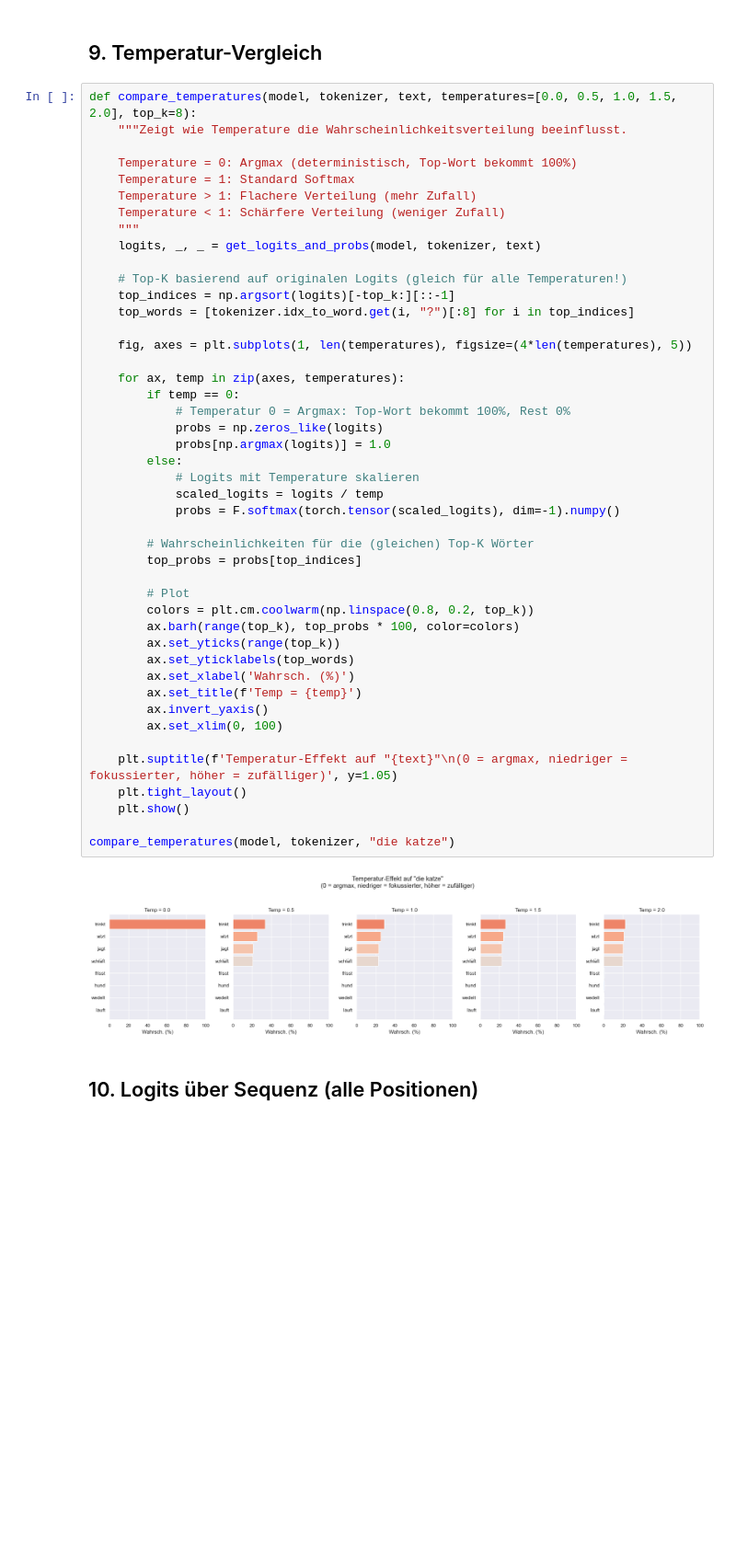
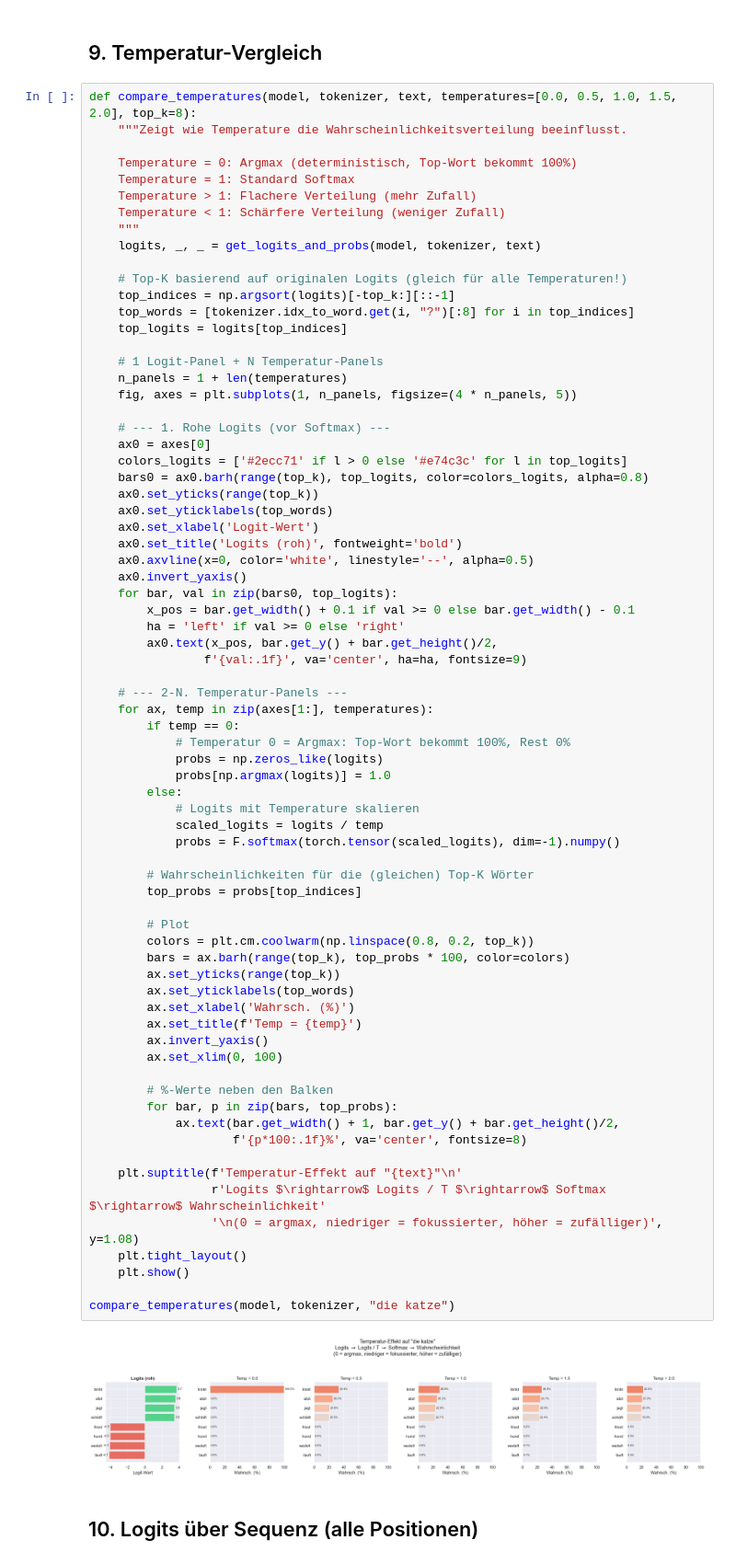
Before and after one commit to framem/lm-stack, a Jupyter notebook: languageModel/notebooks/logits_visualization.ipynb, the cells around one changed output. Shown at 92% size. Cells and saved outputs as stored; diff of their text form; blank space fills up the shorter version.

```diff
--- a/languageModel/notebooks/logits_visualization.ipynb
+++ b/languageModel/notebooks/logits_visualization.ipynb
@@ -418,39 +474,66 @@ def compare_temperatures(model, tokenizer, text, temperatures=[0.0, 0.5, 1.0, 1.
     # Top-K basierend auf originalen Logits (gleich für alle Temperaturen!)
     top_indices = np.argsort(logits)[-top_k:][::-1]
     top_words = [tokenizer.idx_to_word.get(i, "?")[:8] for i in top_indices]
+    top_logits = logits[top_indices]
 
-    fig, axes = plt.subplots(1, len(temperatures), figsize=(4*len(temperatures), 5))
+    # 1 Logit-Panel + N Temperatur-Panels
+    n_panels = 1 + len(temperatures)
+    fig, axes = plt.subplots(1, n_panels, figsize=(4 * n_panels, 5))
 
-    for ax, temp in zip(axes, temperatures):
+    # --- 1. Rohe Logits (vor Softmax) ---
+    ax0 = axes[0]
+    colors_logits = ['#2ecc71' if l > 0 else '#e74c3c' for l in top_logits]
+    bars0 = ax0.barh(range(top_k), top_logits, color=colors_logits, alpha=0.8)
+    ax0.set_yticks(range(top_k))
+    ax0.set_yticklabels(top_words)
+    ax0.set_xlabel('Logit-Wert')
+    ax0.set_title('Logits (roh)', fontweight='bold')
+    ax0.axvline(x=0, color='white', linestyle='--', alpha=0.5)
+    ax0.invert_yaxis()
+    for bar, val in zip(bars0, top_logits):
+        x_pos = bar.get_width() + 0.1 if val >= 0 else bar.get_width() - 0.1
+        ha = 'left' if val >= 0 else 'right'
+        ax0.text(x_pos, bar.get_y() + bar.get_height()/2,
+                f'{val:.1f}', va='center', ha=ha, fontsize=9)
+
+    # --- 2-N. Temperatur-Panels ---
+    for ax, temp in zip(axes[1:], temperatures):
         if temp == 0:
             # Temperatur 0 = Argmax: Top-Wort bekommt 100%, Rest 0%
             probs = np.zeros_like(logits)
             probs[np.argmax(logits)] = 1.0
         else:
             # Logits mit Temperature skalieren
             scaled_logits = logits / temp
             probs = F.softmax(torch.tensor(scaled_logits), dim=-1).numpy()
 
         # Wahrscheinlichkeiten für die (gleichen) Top-K Wörter
         top_probs = probs[top_indices]
 
         # Plot
         colors = plt.cm.coolwarm(np.linspace(0.8, 0.2, top_k))
-        ax.barh(range(top_k), top_probs * 100, color=colors)
+        bars = ax.barh(range(top_k), top_probs * 100, color=colors)
         ax.set_yticks(range(top_k))
         ax.set_yticklabels(top_words)
         ax.set_xlabel('Wahrsch. (%)')
         ax.set_title(f'Temp = {temp}')
         ax.invert_yaxis()
         ax.set_xlim(0, 100)
 
-    plt.suptitle(f'Temperatur-Effekt auf "{text}"\n(0 = argmax, niedriger = fokussierter, höher = zufälliger)', y=1.05)
+        # %-Werte neben den Balken
+        for bar, p in zip(bars, top_probs):
+            ax.text(bar.get_width() + 1, bar.get_y() + bar.get_height()/2,
+                    f'{p*100:.1f}%', va='center', fontsize=8)
+
+    plt.suptitle(f'Temperatur-Effekt auf "{text}"\n'
+                 r'Logits $\rightarrow$ Logits / T $\rightarrow$ Softmax $\rightarrow$ Wahrscheinlichkeit'
+                 '\n(0 = argmax, niedriger = fokussierter, höher = zufälliger)', y=1.08)
     plt.tight_layout()
     plt.show()
 
 compare_temperatures(model, tokenizer, "die katze")
 # %% [output]
-[figure, old version]
+[figure, new version]
 # %% [markdown]
 ## 10. Logits über Sequenz (alle Positionen)
 # %%
```
Also changed, not shown: parts of 6 cells of this notebook.
